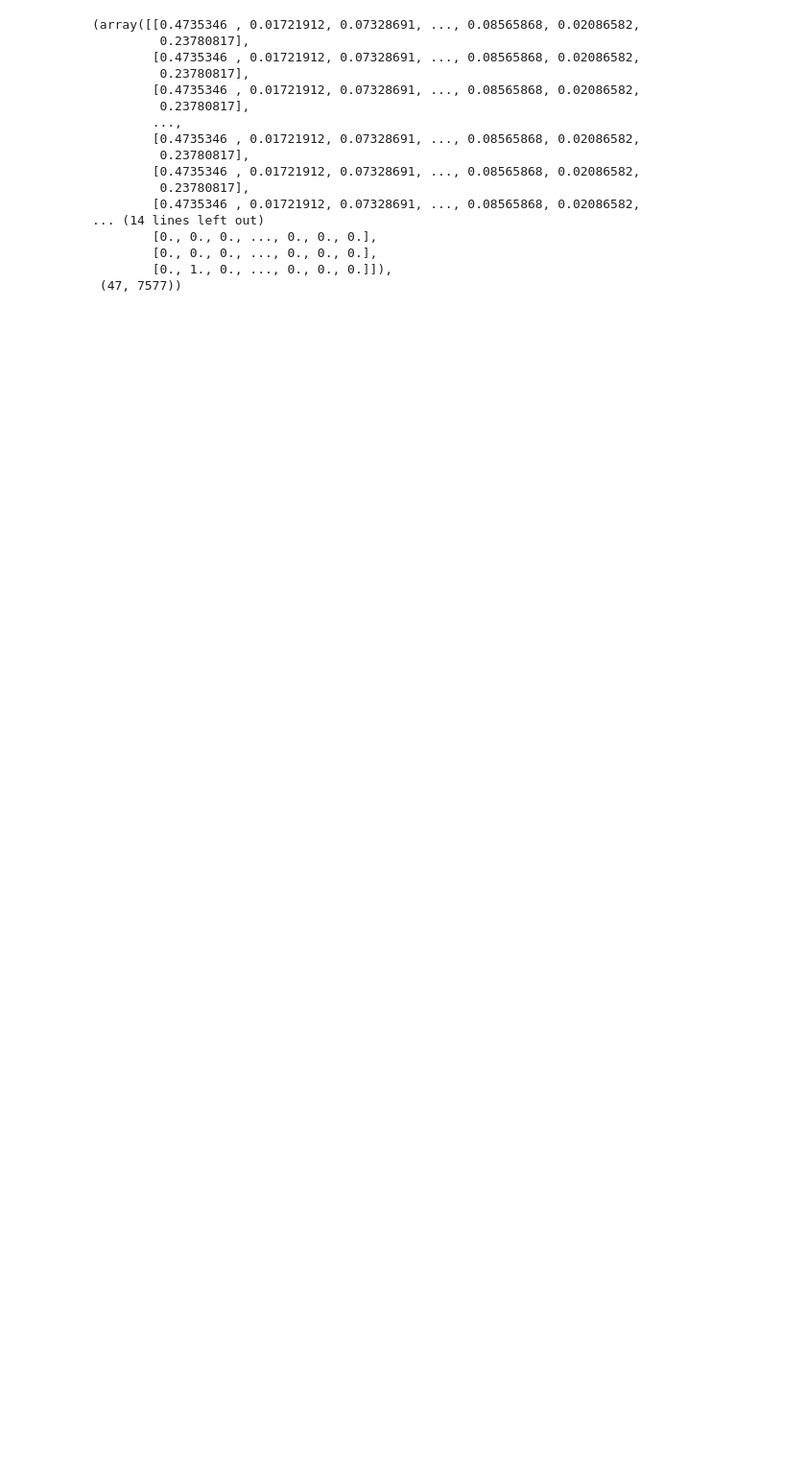
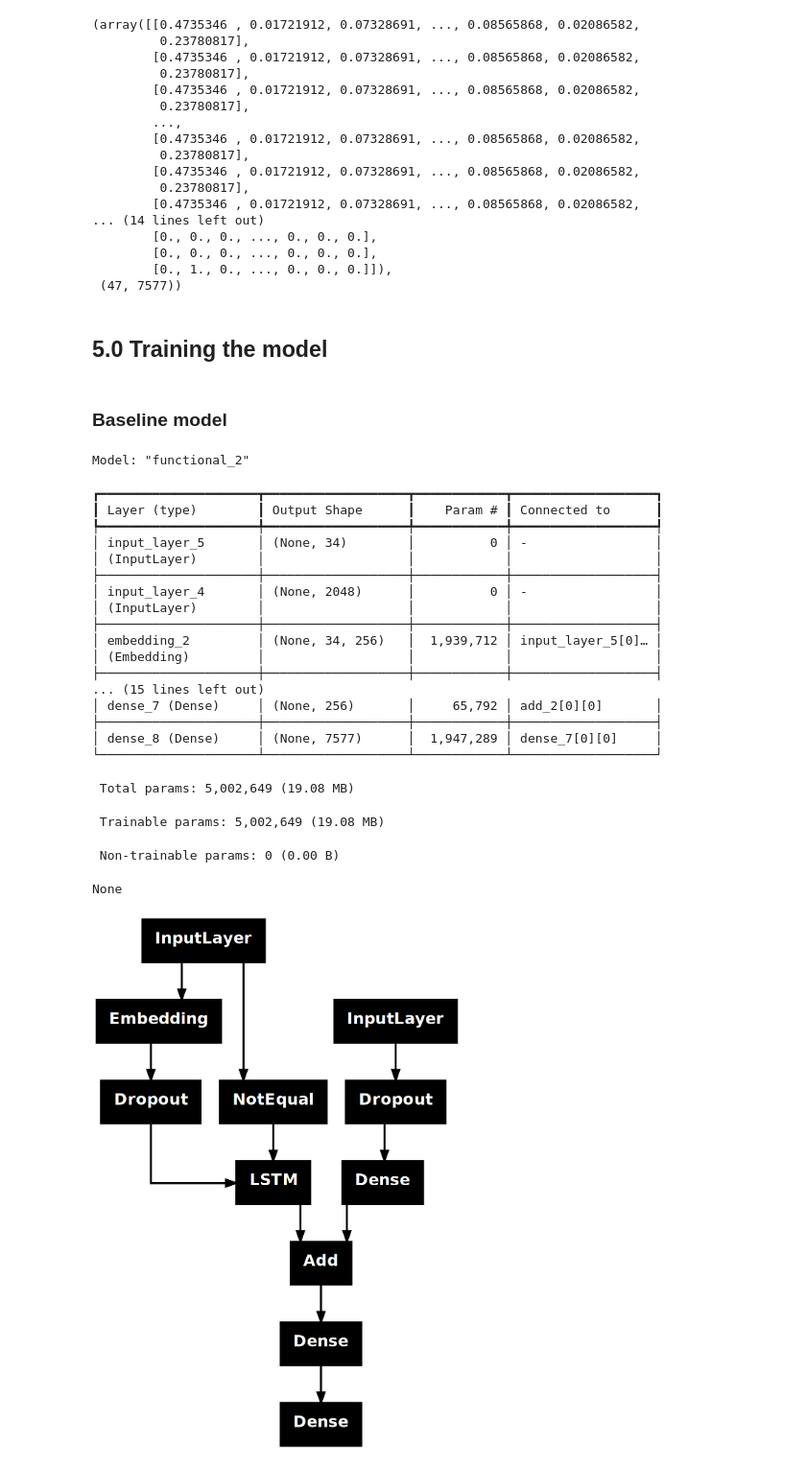
Before and after one commit to Mahmoud1087/img_caption_generator, a Jupyter notebook: notebooks/01-image_caption_generator.ipynb, the cells around one changed output. Shown at 96% size. Saved outputs shown, nothing was run; the diff lists cells and outputs as text; code cells hidden in the pictures; blank space fills up the shorter version.

Commit message:
added a baseline_model

```diff
--- a/notebooks/01-image_caption_generator.ipynb
+++ b/notebooks/01-image_caption_generator.ipynb
@@ -508,3 +517,55 @@ a, a.shape, b, b.shape, c, c.shape
         [0., 0., 0., ..., 0., 0., 0.],
         [0., 1., 0., ..., 0., 0., 0.]]),
  (47, 7577))
+# %% [markdown]
+## 5.0 Training the model
+# %% [markdown]
+### Baseline model
+# %%
+# CNN model inputs
+img_inputs = Input(shape=(2048,))
+fe1 = Dropout(0.5)(img_inputs)
+fe2 = Dense(256, )(fe1)
+
+# LSTM model inputs
+seq_inputs = Input(shape=(max_caps,))
+se1 = Embedding(vocab_size, 256, mask_zero=True)(seq_inputs)
+se2 = Dropout(0.5)(se1)
+se3 = LSTM(256)(se2)
+
+# Adding the models
+decoder1 = Add()([fe2, se3])
+decoder2 = Dense(256, activation='relu')(decoder1)
+outputs = Dense(vocab_size, activation='softmax')(decoder2)
+
+model = Model(inputs=[img_inputs, seq_inputs],
+              outputs=outputs)
+model.compile(loss='categorical_crossentropy',
+              optimizer='Adam')
+
+print(model.summary())
+plot_model(model, to_file='../models/models_summary/base_line_model.png')
+# %% [output]
+Model: "functional_2"
+┏━━━━━━━━━━━━━━━━━━━━━┳━━━━━━━━━━━━━━━━━━━┳━━━━━━━━━━━━┳━━━━━━━━━━━━━━━━━━━┓
+┃ Layer (type)        ┃ Output Shape      ┃    Param # ┃ Connected to      ┃
+┡━━━━━━━━━━━━━━━━━━━━━╇━━━━━━━━━━━━━━━━━━━╇━━━━━━━━━━━━╇━━━━━━━━━━━━━━━━━━━┩
+│ input_layer_5       │ (None, 34)        │          0 │ -                 │
+│ (InputLayer)        │                   │            │                   │
+├─────────────────────┼───────────────────┼────────────┼───────────────────┤
+│ input_layer_4       │ (None, 2048)      │          0 │ -                 │
+│ (InputLayer)        │                   │            │                   │
+├─────────────────────┼───────────────────┼────────────┼───────────────────┤
+│ embedding_2         │ (None, 34, 256)   │  1,939,712 │ input_layer_5[0]… │
+│ (Embedding)         │                   │            │                   │
+├─────────────────────┼───────────────────┼────────────┼───────────────────┤
+... (15 lines left out)
+│ dense_7 (Dense)     │ (None, 256)       │     65,792 │ add_2[0][0]       │
+├─────────────────────┼───────────────────┼────────────┼───────────────────┤
+│ dense_8 (Dense)     │ (None, 7577)      │  1,947,289 │ dense_7[0][0]     │
+└─────────────────────┴───────────────────┴────────────┴───────────────────┘
+ Total params: 5,002,649 (19.08 MB)
+ Trainable params: 5,002,649 (19.08 MB)
+ Non-trainable params: 0 (0.00 B)
+None
+[figure, added]
```
Also changed, not shown: parts of 8 cells of this notebook, 1 other file.
